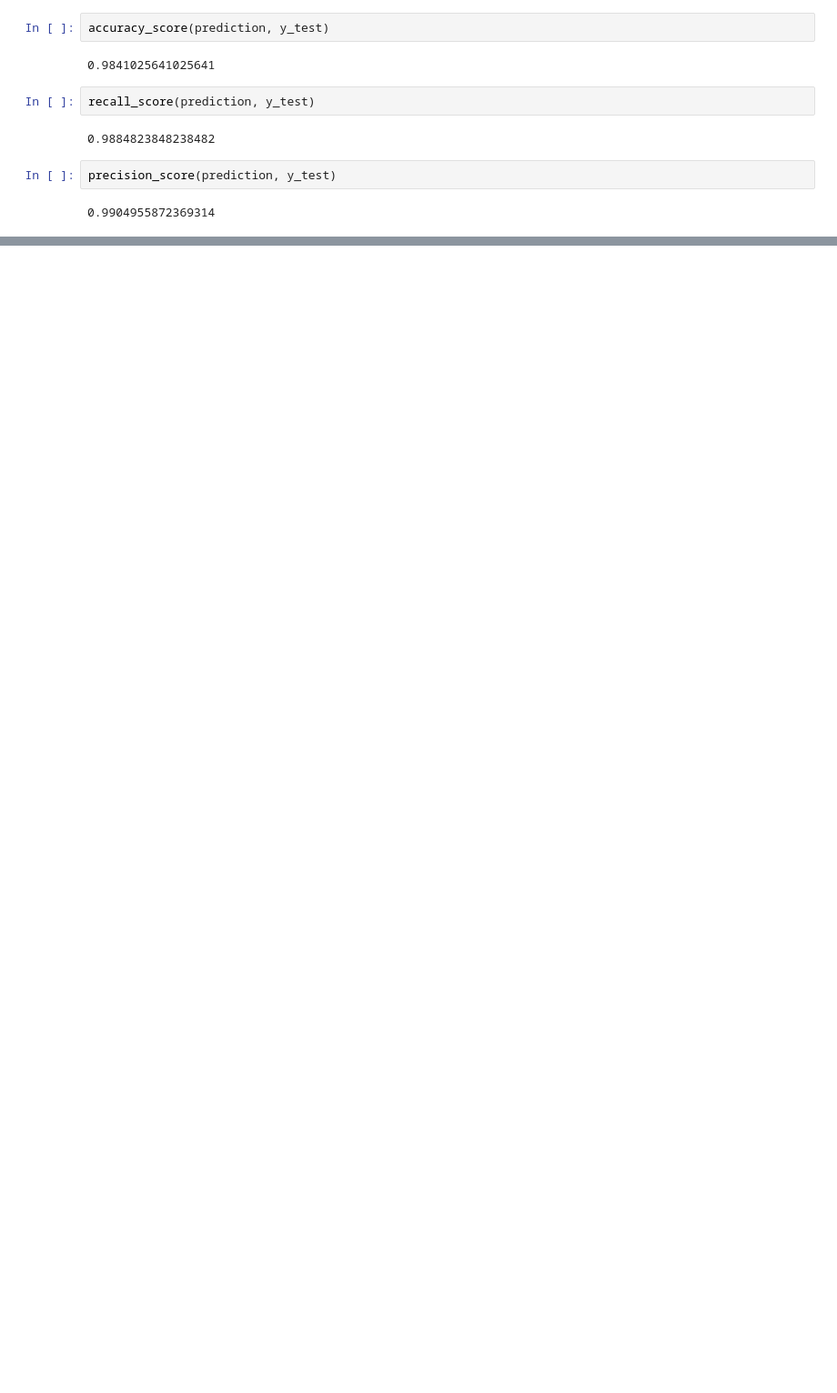
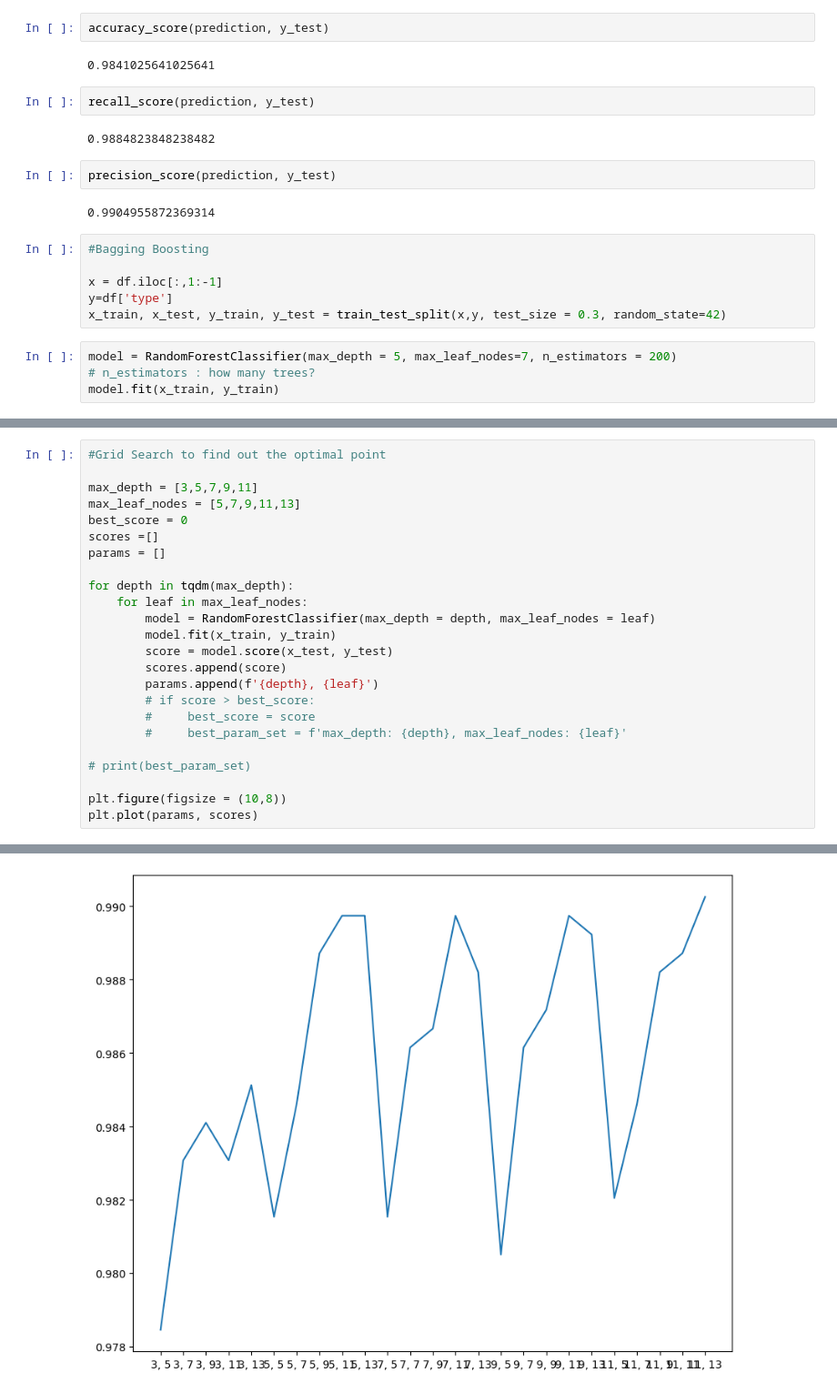
Before and after one commit to donna6355/study_python, a Jupyter notebook: ml_02.ipynb, the cells around one changed output, grey strips where cells are left out. Shown at 91% size. Cells and saved outputs as stored; diff of their text form; blank space fills up the shorter version.

```diff
--- a/ml_02.ipynb
+++ b/ml_02.ipynb
@@ -147,3 +161,13 @@ recall_score(prediction, y_test)
 precision_score(prediction, y_test)
 # %% [output]
 0.9904955872369314
+# %%
+#Bagging Boosting
+
+x = df.iloc[:,1:-1]
+y=df['type']
+x_train, x_test, y_train, y_test = train_test_split(x,y, test_size = 0.3, random_state=42)
+# %%
+model = RandomForestClassifier(max_depth = 5, max_leaf_nodes=7, n_estimators = 200)
+# n_estimators : how many trees?
+model.fit(x_train, y_train)
@@ -149,0 +192,25 @@ precision_score(prediction, y_test)
+# %%
+#Grid Search to find out the optimal point
+
+max_depth = [3,5,7,9,11]
+max_leaf_nodes = [5,7,9,11,13]
+best_score = 0
+scores =[]
+params = []
+
+for depth in tqdm(max_depth):
+    for leaf in max_leaf_nodes:
+        model = RandomForestClassifier(max_depth = depth, max_leaf_nodes = leaf)
+        model.fit(x_train, y_train)
+        score = model.score(x_test, y_test)
+        scores.append(score)
+        params.append(f'{depth}, {leaf}')
+        # if score > best_score:
+        #     best_score = score
+        #     best_param_set = f'max_depth: {depth}, max_leaf_nodes: {leaf}'
+
+# print(best_param_set)
+
+plt.figure(figsize = (10,8))
+plt.plot(params, scores)
+# %% [output]
@@ -149,0 +218 @@ precision_score(prediction, y_test)
+[figure, added]
```
Also changed, not shown: parts of 7 cells of this notebook.
